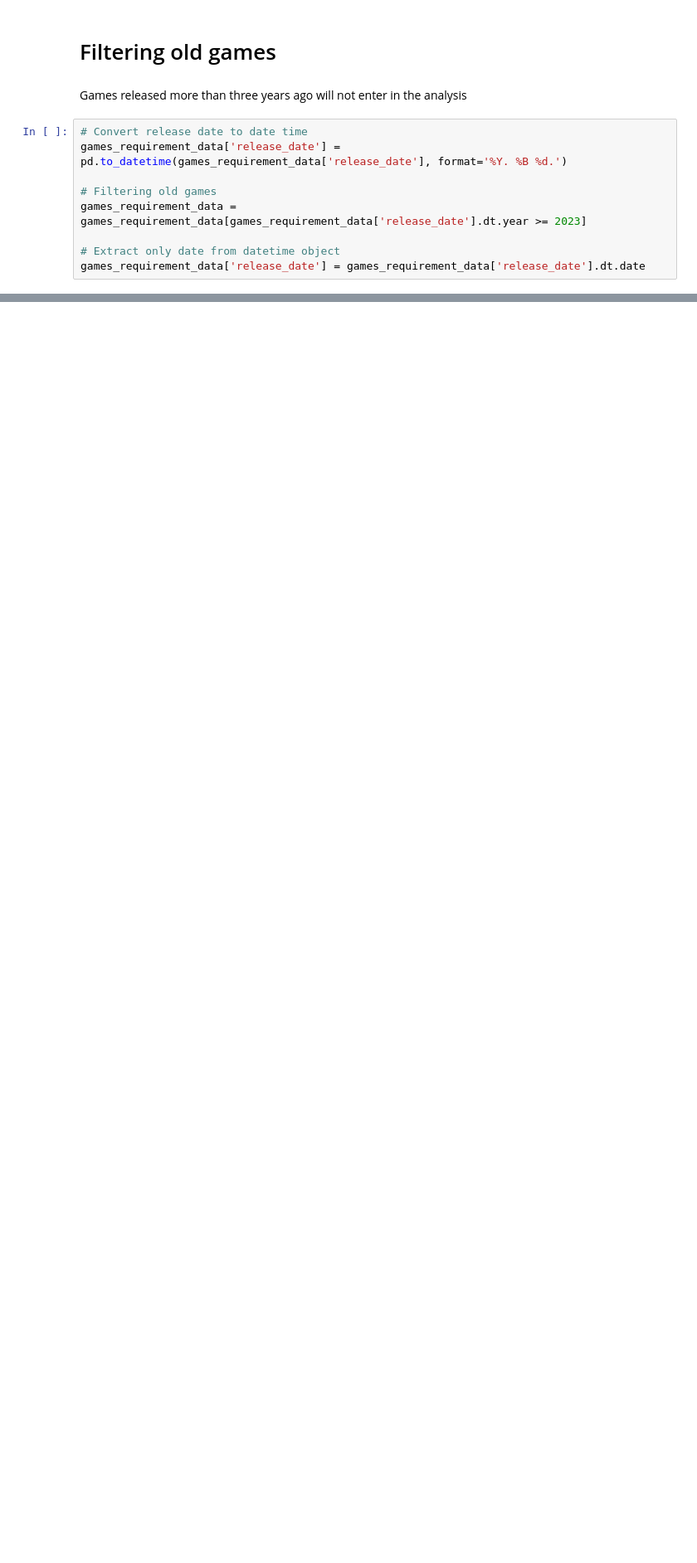
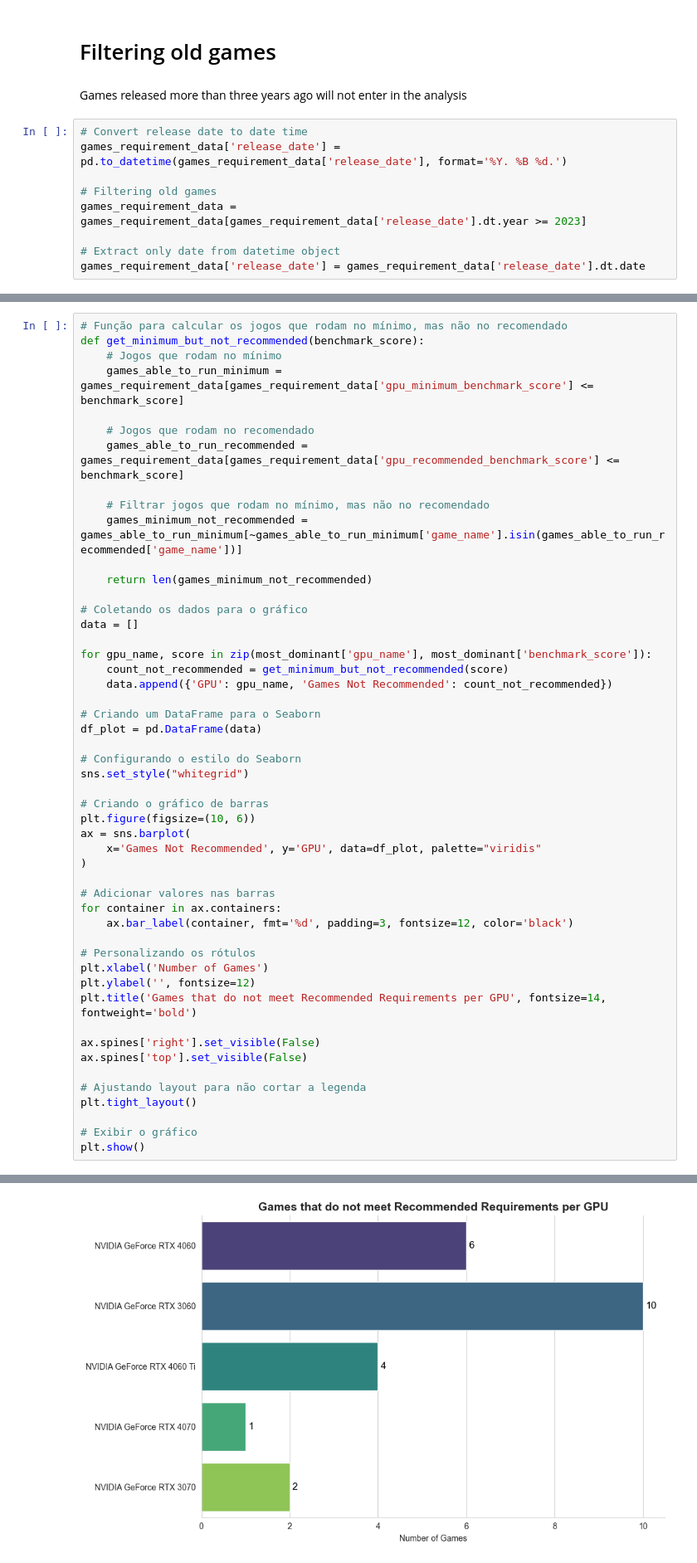
Before and after one commit to pedrohmgatti/projeto-games-steam, a Jupyter notebook: eda/exploratory_data_analysis.ipynb, the cells around one changed output, grey strips where cells are left out. Shown at 83% size. Cells and saved outputs as stored; diff of their text form; blank space fills up the shorter version.

```diff
--- a/eda/exploratory_data_analysis.ipynb
+++ b/eda/exploratory_data_analysis.ipynb
@@ -118,0 +164,51 @@ games_requirement_data.drop('gpu_name', axis=1, inplace=True)
+# %%
+# Função para calcular os jogos que rodam no mínimo, mas não no recomendado
+def get_minimum_but_not_recommended(benchmark_score):
+    # Jogos que rodam no mínimo
+    games_able_to_run_minimum = games_requirement_data[games_requirement_data['gpu_minimum_benchmark_score'] <= benchmark_score]
+
+    # Jogos que rodam no recomendado
+    games_able_to_run_recommended = games_requirement_data[games_requirement_data['gpu_recommended_benchmark_score'] <= benchmark_score]
+
+    # Filtrar jogos que rodam no mínimo, mas não no recomendado
+    games_minimum_not_recommended = games_able_to_run_minimum[~games_able_to_run_minimum['game_name'].isin(games_able_to_run_recommended['game_name'])]
+
+    return len(games_minimum_not_recommended)
+
+# Coletando os dados para o gráfico
+data = []
+
+for gpu_name, score in zip(most_dominant['gpu_name'], most_dominant['benchmark_score']):
+    count_not_recommended = get_minimum_but_not_recommended(score)
+    data.append({'GPU': gpu_name, 'Games Not Recommended': count_not_recommended})
+
+# Criando um DataFrame para o Seaborn
+df_plot = pd.DataFrame(data)
+
+# Configurando o estilo do Seaborn
+sns.set_style("whitegrid")
+
+# Criando o gráfico de barras
+plt.figure(figsize=(10, 6))
+ax = sns.barplot(
+    x='Games Not Recommended', y='GPU', data=df_plot, palette="viridis"
+)
+
+# Adicionar valores nas barras
+for container in ax.containers:
+    ax.bar_label(container, fmt='%d', padding=3, fontsize=12, color='black')
+
+# Personalizando os rótulos
+plt.xlabel('Number of Games')
+plt.ylabel('', fontsize=12)
+plt.title('Games that do not meet Recommended Requirements per GPU', fontsize=14, fontweight='bold')
+
+ax.spines['right'].set_visible(False)
+ax.spines['top'].set_visible(False)
+
+# Ajustando layout para não cortar a legenda
+plt.tight_layout()
+
+# Exibir o gráfico
+plt.show()
+# %% [output]
@@ -118,0 +218 @@ games_requirement_data.drop('gpu_name', axis=1, inplace=True)
+[figure, added]
```
Also changed, not shown: parts of 56 cells of this notebook, 17 other files.
